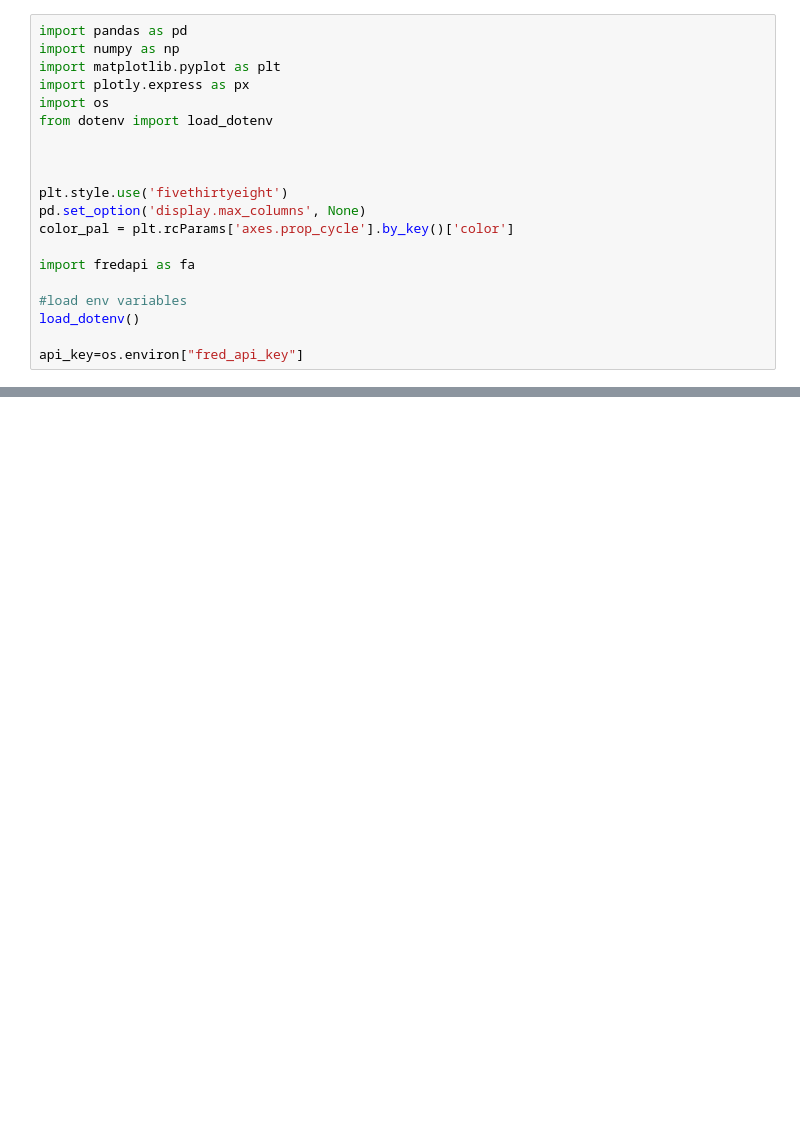
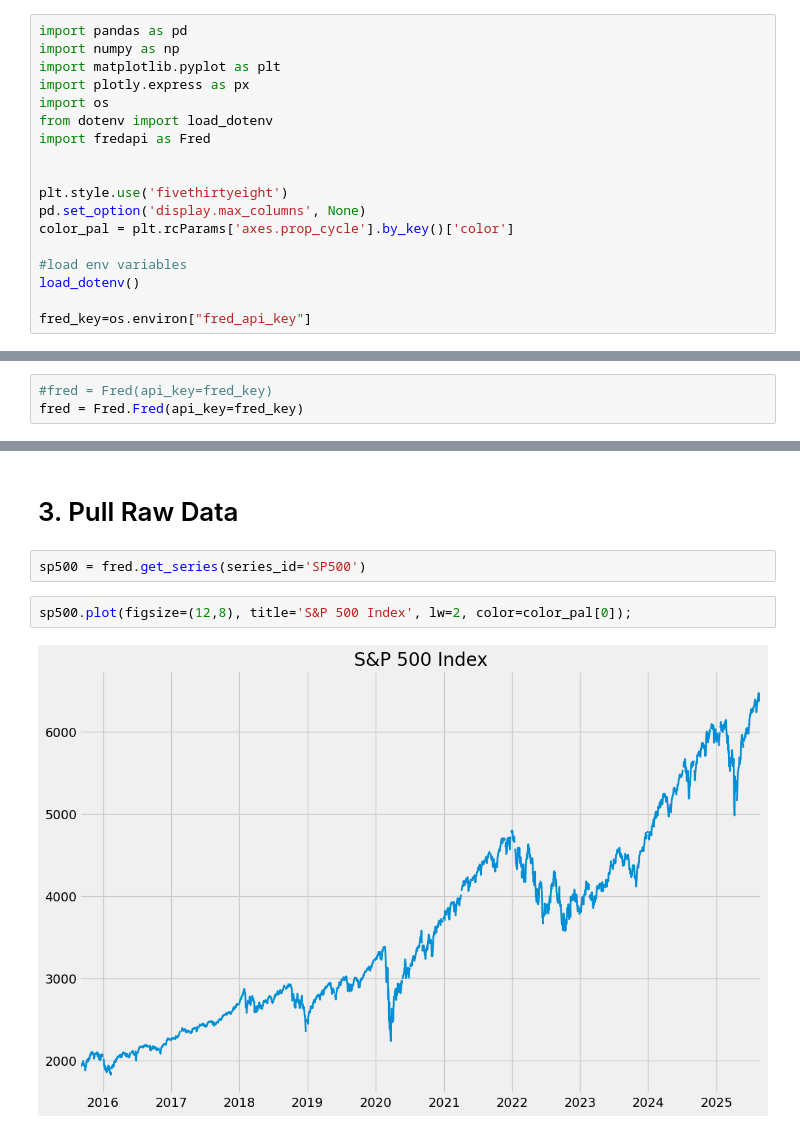
Before and after one commit to flegaspi700/AI-Learning-Journey, a Jupyter notebook: 001_Data_Analysis/EDA_FRED_Economic_Data.ipynb, the cells around one changed output, grey strips where cells are left out. Drawn from its saved outputs; the diff is of its cells as text; blank space fills up the shorter version.

```diff
--- a/001_Data_Analysis/EDA_FRED_Economic_Data.ipynb
+++ b/001_Data_Analysis/EDA_FRED_Economic_Data.ipynb
@@ -15,17 +8,15 @@ import matplotlib.pyplot as plt
 import plotly.express as px
 import os
 from dotenv import load_dotenv
-
+import fredapi as Fred
 
 
 plt.style.use('fivethirtyeight')
 pd.set_option('display.max_columns', None)
 color_pal = plt.rcParams['axes.prop_cycle'].by_key()['color']
 
-import fredapi as fa
-
 #load env variables
 load_dotenv()
 
-api_key=os.environ["fred_api_key"]
+fred_key=os.environ["fred_api_key"]
 # %% [markdown]
@@ -32,0 +24,3 @@ api_key=os.environ["fred_api_key"]
+# %%
+#fred = Fred(api_key=fred_key)
+fred = Fred.Fred(api_key=fred_key)
@@ -32,0 +45,8 @@ api_key=os.environ["fred_api_key"]
+# %% [markdown]
+# 3. Pull Raw Data
+# %%
+sp500 = fred.get_series(series_id='SP500')
+# %%
+sp500.plot(figsize=(12,8), title='S&P 500 Index', lw=2, color=color_pal[0]);
+# %% [output]
+[figure, added]
```
Also changed, not shown: parts of 19 cells of this notebook.
